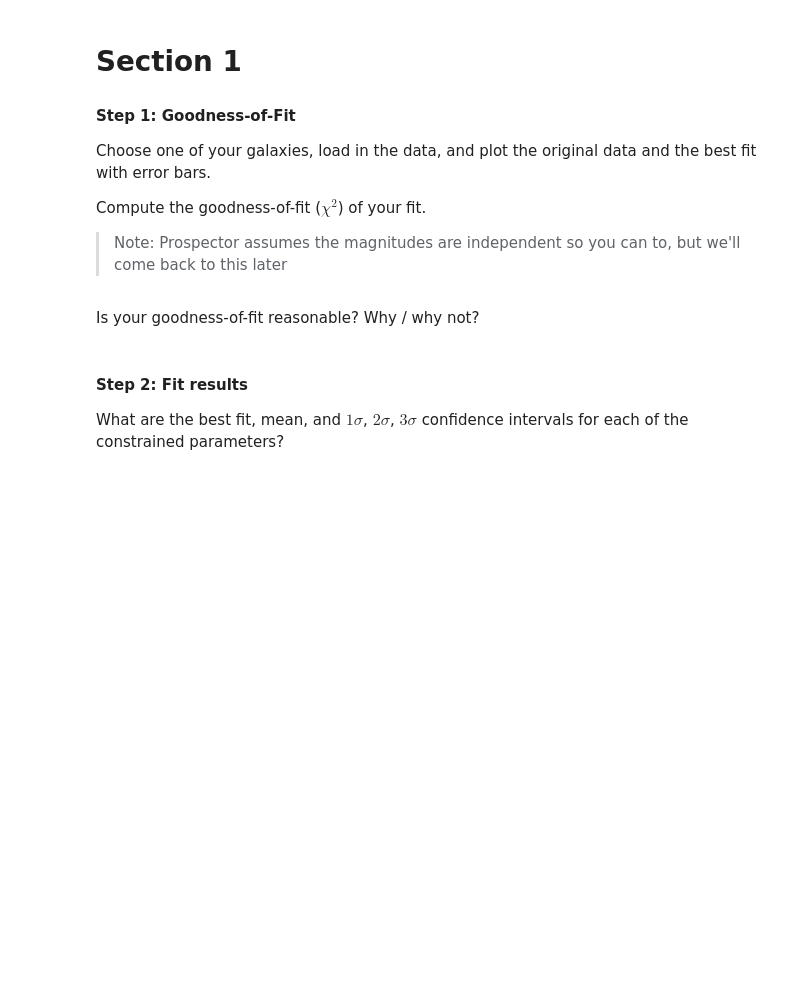
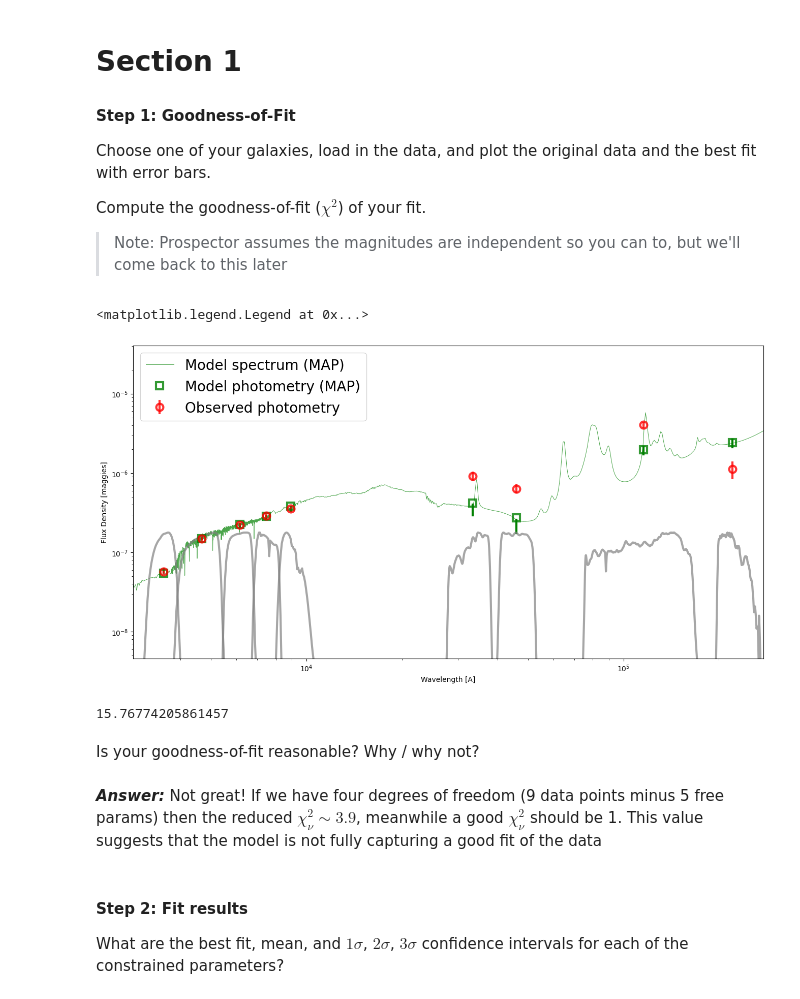
Before and after one commit to astro-nova/UWAstroStats, a Jupyter notebook: projects/sed-fitting/assignments/assignment1.ipynb, the cells around one changed output. Saved outputs shown, nothing was run; the diff lists cells and outputs as text; code cells hidden in the pictures; blank space fills up the shorter version.

```diff
--- a/projects/sed-fitting/assignments/assignment1.ipynb
+++ b/projects/sed-fitting/assignments/assignment1.ipynb
@@ -250,4 +252,7 @@ Compute the goodness-of-fit ($\chi^2$) of your fit.
 
 > Note: Prospector assumes the magnitudes are independent so you can to, but we'll come back to this later
 # %%
-# Space to work
+file_name = '/mnt/c/users/camer/OneDrive - University of Waterloo/Grad School/PHYS 788/UWAstroStats/projects/sed-fitting/output/test_44_fixz_24Feb15-15.41_result.h5' #### Change this to your filename!
+res, obs, model = reader.results_from(file_name)
+results_type = "emcee" # | "dynesty"
+sps = reader.get_sps(res)
@@ -254,5 +287,77 @@ Compute the goodness-of-fit ($\chi^2$) of your fit.
+# %%
+# mspec_free, mphot_free, mextra_free = model_free.mean_model(theta_free, obs_free, sps=sps_free)
+mspec_map, mphot_map, _ = model.mean_model(theta_max, obs, sps=sps)
+# %%
+all_theta = res['chain']
+
+all_theta_flat = all_theta.reshape(all_theta.shape[0]*all_theta.shape[1], all_theta.shape[2])
+
+phot_res = []
+for i in range(len(all_theta_flat)):
+    mspec_map_i, mphot_map_i, _ = model.mean_model(all_theta_flat[i], obs, sps=sps)
+    phot_res.append(mphot_map_i)
+# %%
+fit_err_down = np.percentile(phot_res, 16, axis=0)
+fit_err_up = np.percentile(phot_res, 84, axis=0)
+# %%
+# Make plot of data and model
+plt.figure(figsize=(16,8))
+
+# plt.loglog(wspec, mspec, label='Model spectrum (random draw)',
+#        lw=0.7, color='navy', alpha=0.7)
+plt.loglog(wspec, mspec_map, label='Model spectrum (MAP)',
+       lw=0.7, color='green', alpha=0.7)
+# plt.errorbar(wphot, mphot, label='Model photometry (random draw)',
+#          marker='s', markersize=10, alpha=0.8, ls='', lw=3,
+#          markerfacecolor='none', markeredgecolor='blue',
+#          markeredgewidth=3)
+
+
+
+for i in range(len(wphot)):
+    plt.plot([wphot[i], wphot[i]], [fit_err_down[i], fit_err_up[i]], linewidth=3, color='green')
+
+
+plt.errorbar(wphot, mphot_map, label='Model photometry (MAP)',
+         marker='s', markersize=10, alpha=0.8, ls='', lw=3,
+         markerfacecolor='none', markeredgecolor='green',
+         markeredgewidth=3)
+plt.errorbar(wphot, obs['maggies'], yerr=obs['maggies_unc'],
+         label='Observed photometry', ecolor='red',
+         marker='o', markersize=10, ls='', lw=3, alpha=0.8,
+         markerfacecolor='none', markeredgecolor='red',
+         markeredgewidth=3)
+
+# plot transmission curves
+for f in obs['filters']:
+    w, t = f.wavelength.copy(), f.transmission.copy()
+    t = t / t.max()
+    t = 10**(0.2*(np.log10(ymax/ymin)))*t * ymin
+    plt.loglog(w, t, lw=3, color='gray', alpha=0.7)
+
+plt.xlabel('Wavelength [A]')
+plt.ylabel('Flux Density [maggies]')
+plt.xlim([xmin, xmax])
+plt.ylim([ymin/10,ymax])
+plt.legend(loc='best', fontsize=20)
+
+# plt.ylim(1e-9, 1e-6)
+# %% [output]
+<matplotlib.legend.Legend at 0x...>
+[figure, added]
+# %%
+def chisquare(obs, sig, exp):
+    return np.sum((obs-exp)**2 / sig**2)
+
+Xsq = chisquare(obs['maggies'], mphot_map, obs['maggies_unc'])
+
+print(Xsq)
+# %% [output]
+15.76774205861457
 # %% [markdown]
 Is your goodness-of-fit reasonable? Why / why not?
+# %% [markdown]
+ ***Answer:*** Not great! If we have four degrees of freedom (9 data points minus 5 free params) then the reduced $\chi_{\nu}^2 \sim 3.9$, meanwhile a good $\chi_{\nu}^2$ should be 1. This value suggests that the model is not fully capturing a good fit of the data
 # %% [markdown]
 #### Step 2: Fit results
 
```
Also changed, not shown: parts of 30 cells of this notebook, 11 other files.
